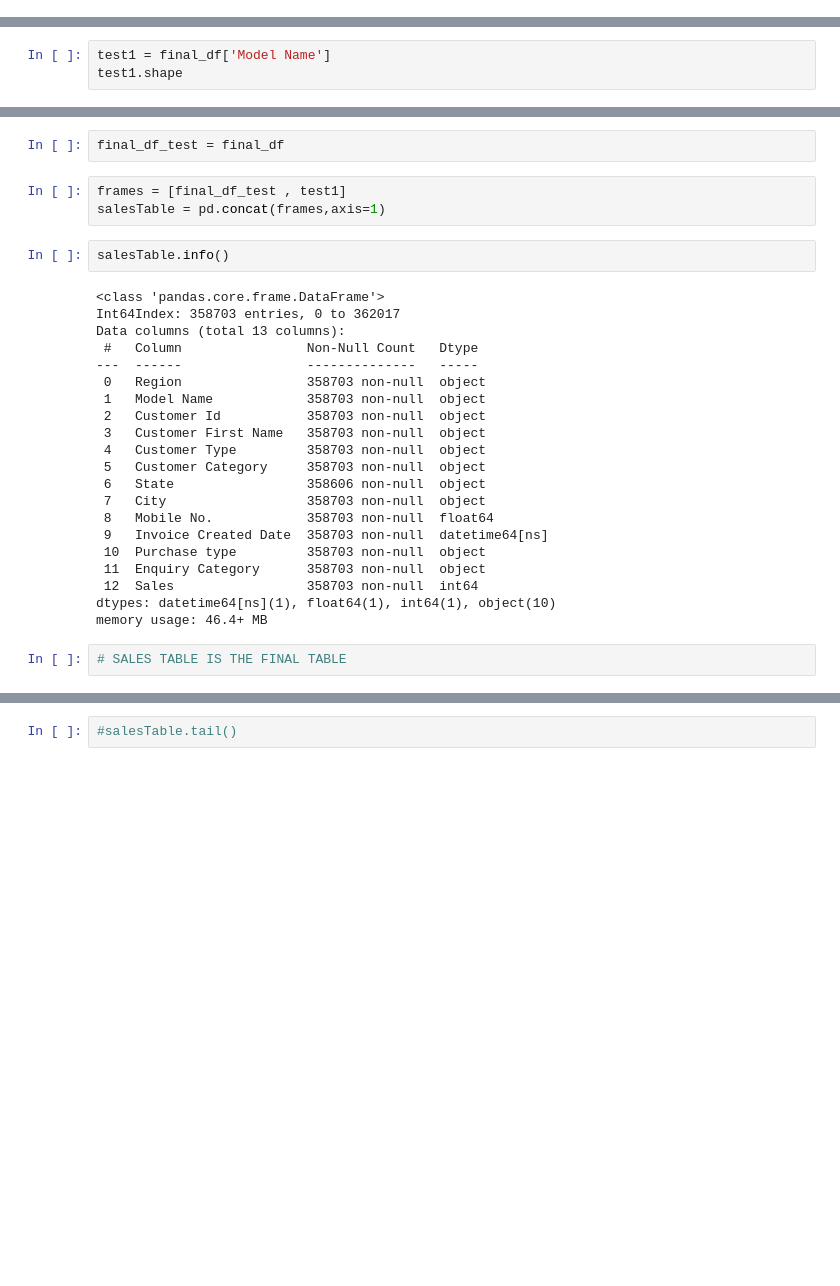
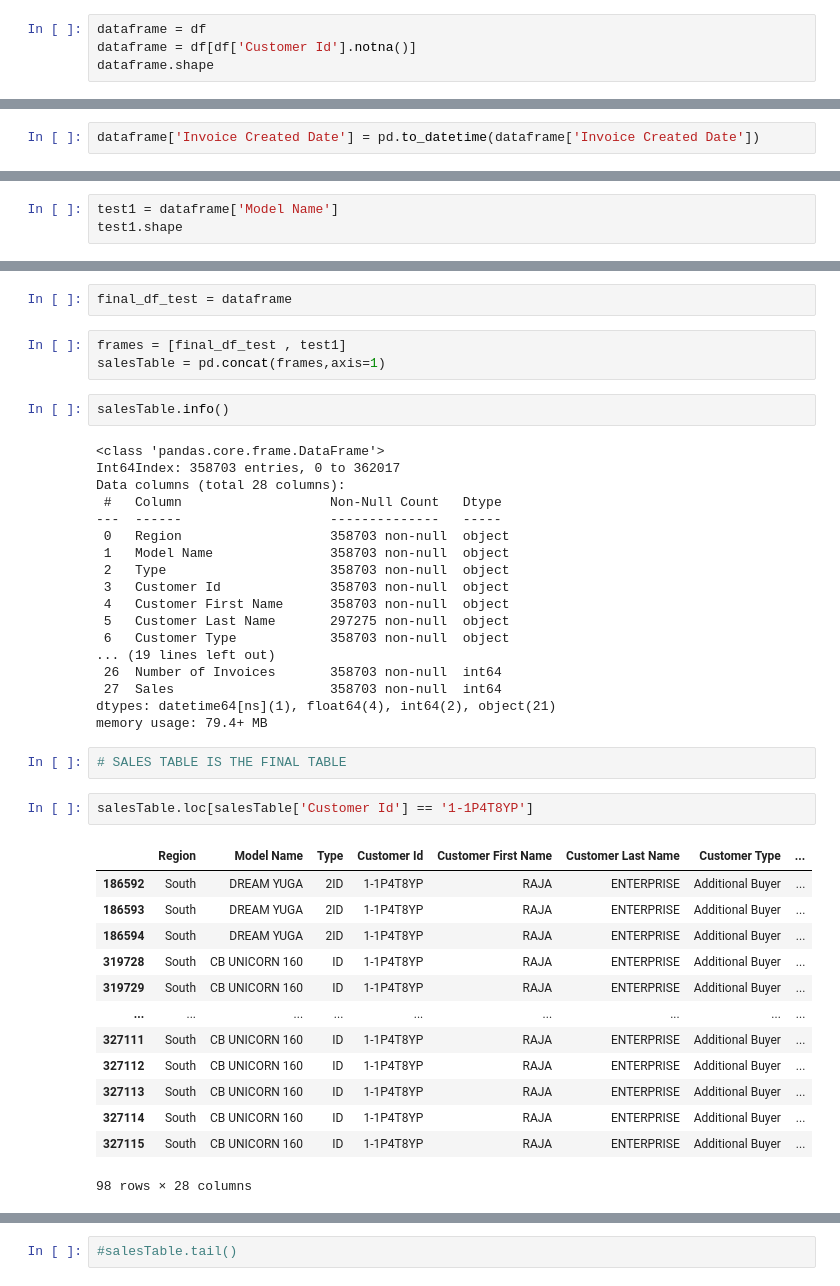
Before and after one commit to Atulsingh7/BIKES-DATA, a Jupyter notebook: Welcome_To_Colaboratory.ipynb, the cells around one changed output, grey strips where cells are left out. Saved outputs shown, nothing was run; the diff lists cells and outputs as text; blank space fills up the shorter version.

```diff
--- a/Welcome_To_Colaboratory.ipynb
+++ b/Welcome_To_Colaboratory.ipynb
@@ -64,3 +63,7 @@ Purchase type                   0
 Enquiry Category                0
 Number of Invoices              0
 dtype: int64
+# %%
+dataframe = df
+dataframe = df[df['Customer Id'].notna()]
+dataframe.shape
@@ -374,3 +379,5 @@ array(['UK', 'UP', 'MP', 'CG', 'Rajasthan', 'Delhi', 'WB', 'Odisha', 'BR',
       dtype=object)
 # %%
 # RFM ANALYSIS ( RECENCY , FREQUENCY AND MONETARY )
+# %%
+dataframe['Invoice Created Date'] = pd.to_datetime(dataframe['Invoice Created Date'])
@@ -450,7 +433,7 @@ array(['ACTIVA 125', 'ACTIVA I', 'AVIATOR', 'CB HORNET 160R', 'CB SHINE',
        'DREAM NEO', 'DREAM YUGA', 'LIVO', 'NAVI', 'CB UNICORN', 'CBR250R',
        'GL 1800', 'UNICORN'], dtype=object)
 # %%
-test1 = final_df['Model Name']
+test1 = dataframe['Model Name']
 test1.shape
 # %% [output]
 (358703,)
@@ -507,7 +490,7 @@ test1
 # %%
 test1.rename(columns = {'Model Name':'Sales'},inplace = True)
 # %%
-final_df_test = final_df
+final_df_test = dataframe
 # %%
 frames = [final_df_test , test1]
 salesTable = pd.concat(frames,axis=1)
@@ -516,23 +499,36 @@ salesTable.info()
 # %% [output]
 <class 'pandas.core.frame.DataFrame'>
 Int64Index: 358703 entries, 0 to 362017
-Data columns (total 13 columns):
- #   Column                Non-Null Count   Dtype
----  ------                --------------   -----
- 0   Region                358703 non-null  object
- 1   Model Name            358703 non-null  object
- 2   Customer Id           358703 non-null  object
- 3   Customer First Name   358703 non-null  object
- 4   Customer Type         358703 non-null  object
- 5   Customer Category     358703 non-null  object
- 6   State                 358606 non-null  object
- 7   City                  358703 non-null  object
- 8   Mobile No.            358703 non-null  float64
- 9   Invoice Created Date  358703 non-null  datetime64[ns]
- 10  Purchase type         358703 non-null  object
- 11  Enquiry Category      358703 non-null  object
- 12  Sales                 358703 non-null  int64
-dtypes: datetime64[ns](1), float64(1), int64(1), object(10)
-memory usage: 46.4+ MB
+Data columns (total 28 columns):
+ #   Column                   Non-Null Count   Dtype
+---  ------                   --------------   -----
+ 0   Region                   358703 non-null  object
+ 1   Model Name               358703 non-null  object
+ 2   Type                     358703 non-null  object
+ 3   Customer Id              358703 non-null  object
+ 4   Customer First Name      358703 non-null  object
+ 5   Customer Last Name       297275 non-null  object
+ 6   Customer Type            358703 non-null  object
+... (19 lines left out)
+ 26  Number of Invoices       358703 non-null  int64
+ 27  Sales                    358703 non-null  int64
+dtypes: datetime64[ns](1), float64(4), int64(2), object(21)
+memory usage: 79.4+ MB
 # %%
 # SALES TABLE IS THE FINAL TABLE
+# %%
+salesTable.loc[salesTable['Customer Id'] == '1-1P4T8YP']
+# %% [output]
+|  | Region | Model Name | Type | Customer Id | Customer First Name | Customer Last Name | Customer Type | ... |
+| 186592 | South | DREAM YUGA | 2ID | 1-1P4T8YP | RAJA | ENTERPRISE | Additional Buyer | ... |
+| 186593 | South | DREAM YUGA | 2ID | 1-1P4T8YP | RAJA | ENTERPRISE | Additional Buyer | ... |
+| 186594 | South | DREAM YUGA | 2ID | 1-1P4T8YP | RAJA | ENTERPRISE | Additional Buyer | ... |
+| 319728 | South | CB UNICORN 160 | ID | 1-1P4T8YP | RAJA | ENTERPRISE | Additional Buyer | ... |
+| 319729 | South | CB UNICORN 160 | ID | 1-1P4T8YP | RAJA | ENTERPRISE | Additional Buyer | ... |
+| ... | ... | ... | ... | ... | ... | ... | ... | ... |
+| 327111 | South | CB UNICORN 160 | ID | 1-1P4T8YP | RAJA | ENTERPRISE | Additional Buyer | ... |
+| 327112 | South | CB UNICORN 160 | ID | 1-1P4T8YP | RAJA | ENTERPRISE | Additional Buyer | ... |
+| 327113 | South | CB UNICORN 160 | ID | 1-1P4T8YP | RAJA | ENTERPRISE | Additional Buyer | ... |
+| 327114 | South | CB UNICORN 160 | ID | 1-1P4T8YP | RAJA | ENTERPRISE | Additional Buyer | ... |
+| 327115 | South | CB UNICORN 160 | ID | 1-1P4T8YP | RAJA | ENTERPRISE | Additional Buyer | ... |
+98 rows × 28 columns
```
Also changed, not shown: parts of 71 cells of this notebook.
